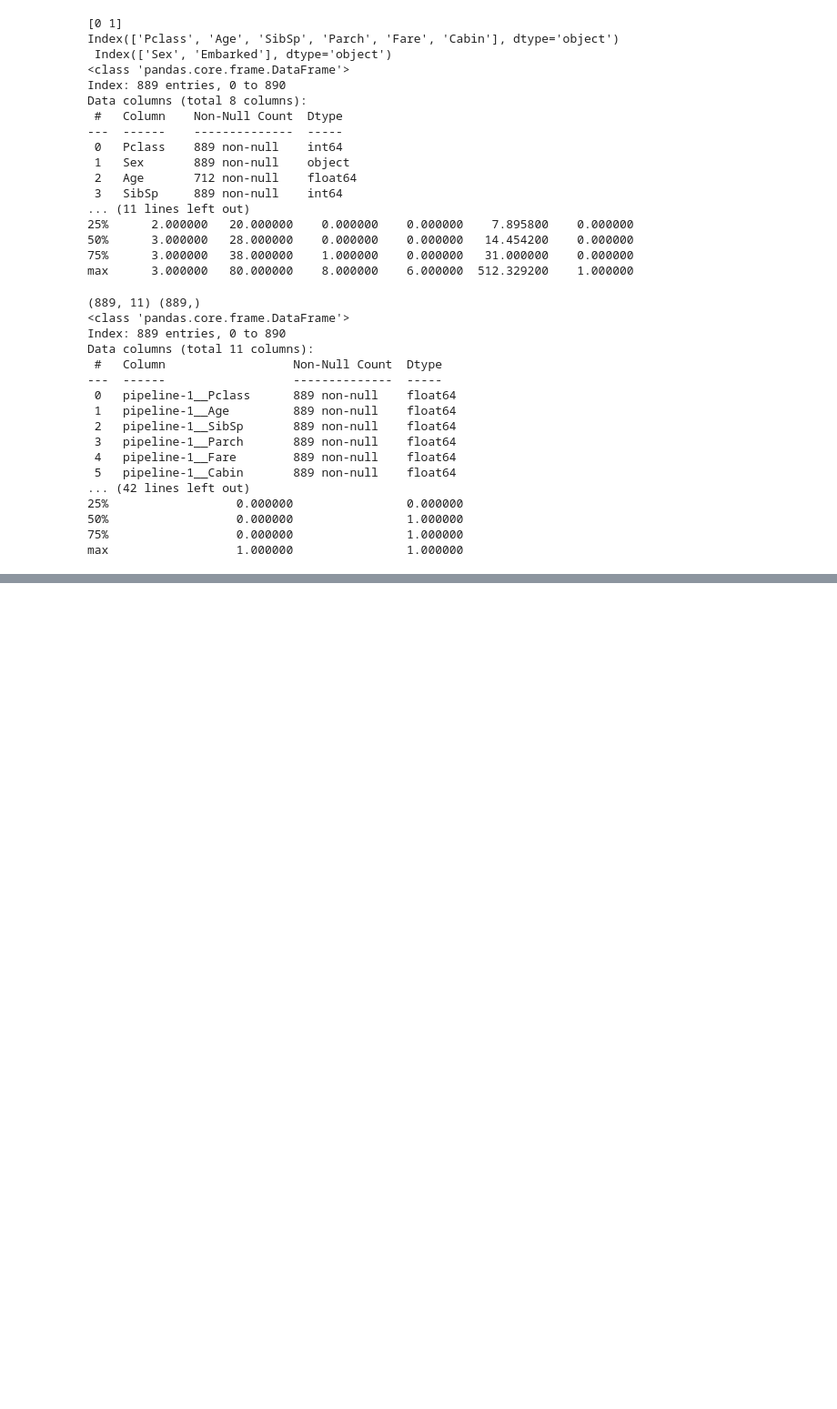
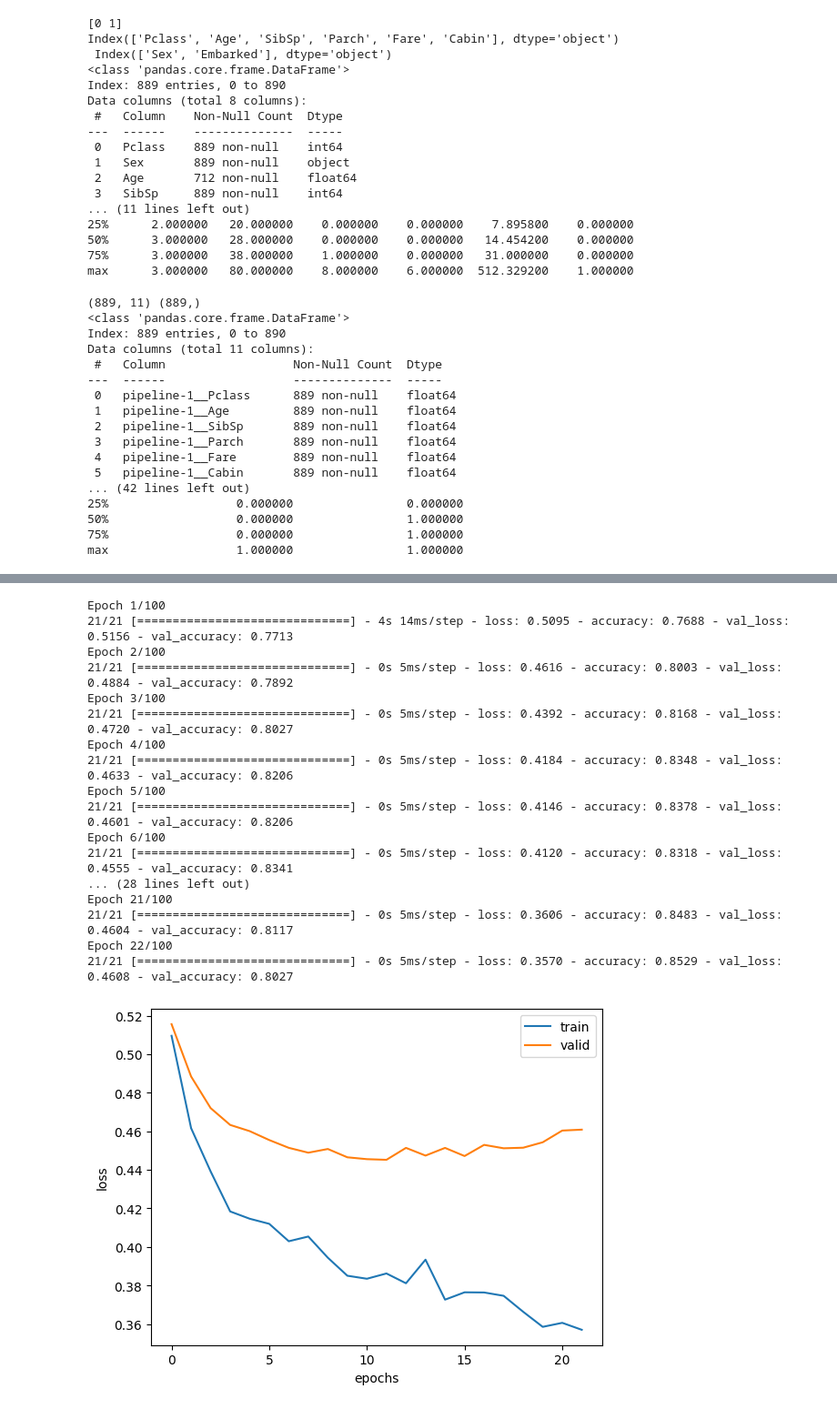
Before and after one commit to leonidasiy/Projects, a Jupyter notebook: Titanic - Machine Learning from Disaster/titanic-submission.ipynb, the cells around one changed output, grey strips where cells are left out. Shown at 91% size. Cells and saved outputs as stored; diff of their text form; code cells hidden in the pictures; blank space fills up the shorter version.

```diff
--- a/Titanic - Machine Learning from Disaster/titanic-submission.ipynb
+++ b/Titanic - Machine Learning from Disaster/titanic-submission.ipynb
@@ -60,6 +63,16 @@ def score_model(X_train, y_train, X_valid, y_valid, model):
 def tune_hyperparameter(X_train, y_train, X_valid, y_valid, gridsearch):
     score_model(X_train, y_train, X_valid, y_valid, gridsearch)
     print(gridsearch.best_params_, "\n")
+
+def prepare_dataset(X, y):
+    return tf.data.Dataset.from_tensor_slices((X, y)).batch(32).prefetch(1)
+
+def plot_loss(history):
+    plt.plot(history.history['loss'])
+    plt.plot(history.history['val_loss'])
+    plt.xlabel("epochs")
+    plt.ylabel("loss")
+    plt.legend(["train", "valid"])
 # %%
 #Prepare datasets
 X = pd.read_csv('/kaggle/input/titanic/train.csv')
@@ -317,3 +330,29 @@ pd.read_csv('/kaggle/working/submission.csv')
 | 416 | 1308 | 0 |
 | 417 | 1309 | 0 |
 418 rows × 2 columns
+# %%
+#Prepare tf dataset
+train_set = prepare_dataset(X_train, y_train)
+valid_set = prepare_dataset(X_valid, y_valid)
+
+# for batch in train_set.take(1):
+#     print(batch)
+# %%
+#Build model
+from functools import partial
+
+dense = partial(tf.keras.layers.Dense, kernel_initializer='lecun_normal', activation='selu')
+
+model = tf.keras.Sequential([
+    tf.keras.layers.BatchNormalization(),
+    dense(256),
+    dense(128),
+#     dense(64),
+    tf.keras.layers.Dropout(0.1),
+    dense(1, activation='sigmoid')
+])
+
+model.build([None, X_train.shape[1]])
+model.summary()
+
+model.compile(loss='binary_crossentropy', optimizer='nadam', metrics=['accuracy'])
@@ -319,0 +380,26 @@ pd.read_csv('/kaggle/working/submission.csv')
+# %%
+#Fit/Evaluate model
+early_stopping = tf.keras.callbacks.EarlyStopping(patience=10, restore_best_weights=True)
+history = model.fit(train_set, validation_data=valid_set, epochs=100, callbacks=[early_stopping])
+
+plot_loss(history)
+#0.850  0.825
+# %% [output]
+Epoch 1/100
+21/21 [==============================] - 4s 14ms/step - loss: 0.5095 - accuracy: 0.7688 - val_loss: 0.5156 - val_accuracy: 0.7713
+Epoch 2/100
+21/21 [==============================] - 0s 5ms/step - loss: 0.4616 - accuracy: 0.8003 - val_loss: 0.4884 - val_accuracy: 0.7892
+Epoch 3/100
+21/21 [==============================] - 0s 5ms/step - loss: 0.4392 - accuracy: 0.8168 - val_loss: 0.4720 - val_accuracy: 0.8027
+Epoch 4/100
+21/21 [==============================] - 0s 5ms/step - loss: 0.4184 - accuracy: 0.8348 - val_loss: 0.4633 - val_accuracy: 0.8206
+Epoch 5/100
+21/21 [==============================] - 0s 5ms/step - loss: 0.4146 - accuracy: 0.8378 - val_loss: 0.4601 - val_accuracy: 0.8206
+Epoch 6/100
+21/21 [==============================] - 0s 5ms/step - loss: 0.4120 - accuracy: 0.8318 - val_loss: 0.4555 - val_accuracy: 0.8341
+... (28 lines left out)
+Epoch 21/100
+21/21 [==============================] - 0s 5ms/step - loss: 0.3606 - accuracy: 0.8483 - val_loss: 0.4604 - val_accuracy: 0.8117
+Epoch 22/100
+21/21 [==============================] - 0s 5ms/step - loss: 0.3570 - accuracy: 0.8529 - val_loss: 0.4608 - val_accuracy: 0.8027
+[figure, added]
```
Also changed, not shown: parts of 9 cells of this notebook, 1 other file.
